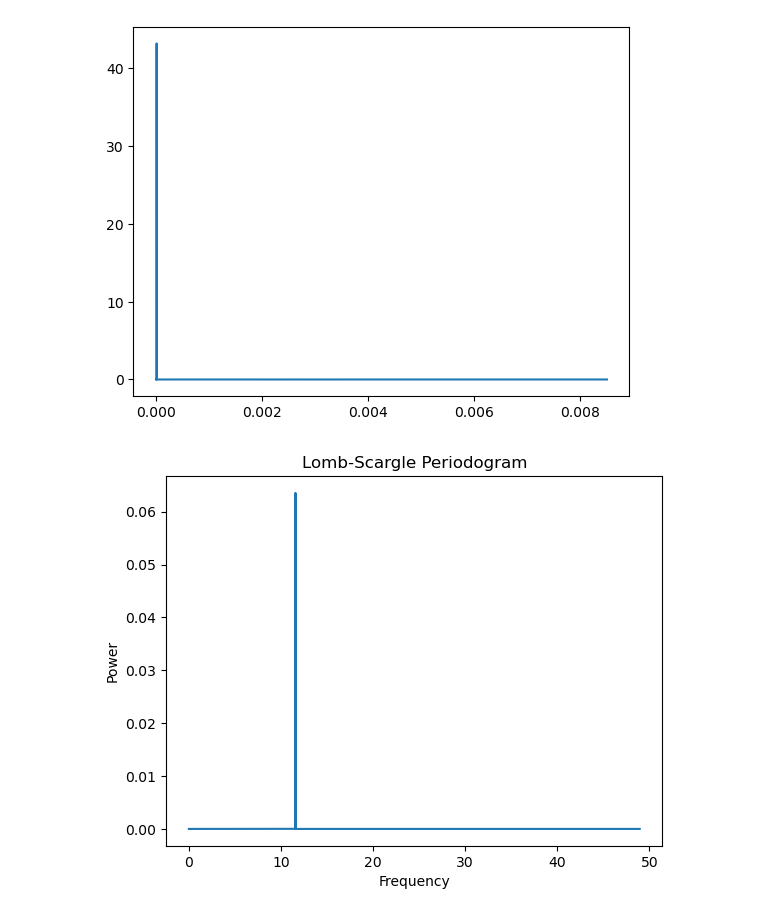
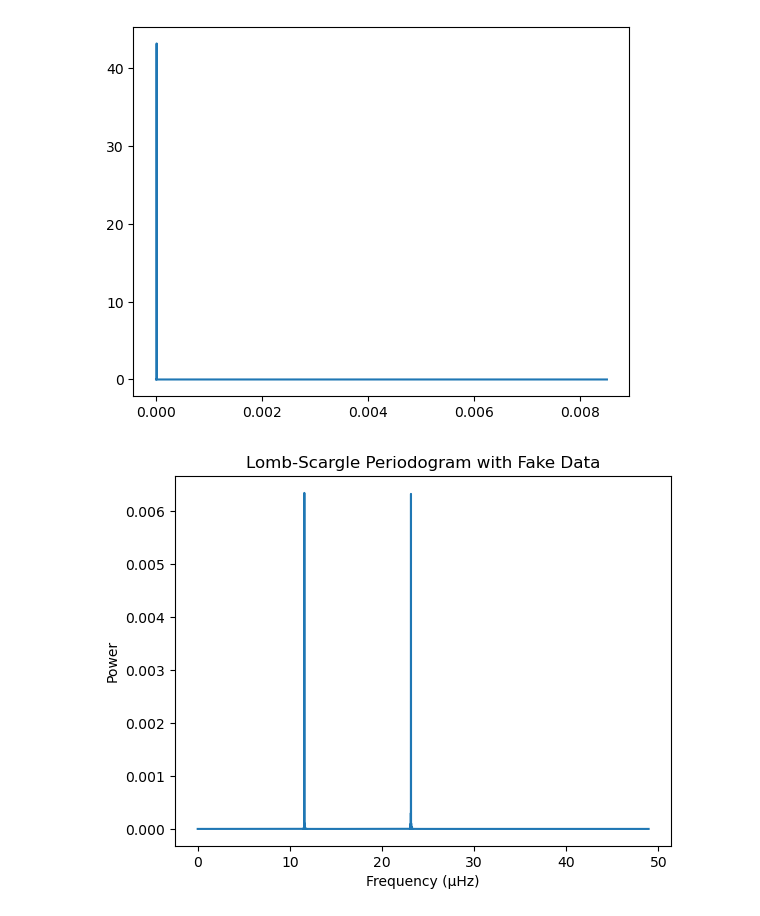
Before and after one commit to Hoggnation/cataloging_coherent_oscillators, a Jupyter notebook: threshold_function.ipynb, the cells around one changed output. Cells and saved outputs as stored; diff of their text form; code cells hidden in the pictures.

```diff
--- a/threshold_function.ipynb
+++ b/threshold_function.ipynb
@@ -550,29 +551,31 @@ plt.plot(freq_fake2,power_fake2)
 [figure]
 # %%
 ##using LightKurve Periodogram function
-thirtymin = 30.0 / (60 * 24)  # 30 minutes in days
+import astropy.units as u
 T_obs = 1 / delta_f
-time = np.arange(0, T_obs, thirtymin)
-flux = 1 + 0.01 * np.cos(2 * np.pi * time) + 0.001 * np.random.normal(size=time.shape)
+time = np.arange(0, T_obs, sampling_rate_days.value)
+flux =  1+ 0.01 * np.cos(2 * np.pi * time) + 0.01* np.cos(4 * np.pi * time) + 0.001 * np.random.normal(size=time.shape)
 
-lc_fake = lk.LightCurve(time=time, flux=flux)
+lc_fake = lk.LightCurve(time=time, flux=flux) #light curve will automatically assume
+#time is in days
 
-frequency_grid_fake = np.arange(delta_f, f_max, delta_f)
+frequency_grid_fake = np.arange(delta_f, f_max.value, delta_f)
 
 pg_fake = lc_fake.to_periodogram(
-    method='lombscargle',
+    #method='lombscargle',
     normalization='psd',
     frequency=frequency_grid_fake
 )
+
 
 fakefreq = np.array(pg_fake.frequency.value)
 fakepow = np.array(pg_fake.power.value)
 
 plt.close('all')
 plt.plot(fakefreq, fakepow)
-plt.xlabel("Frequency")
+plt.xlabel("Frequency (µHz)")
 plt.ylabel("Power")
-plt.title("Lomb-Scargle Periodogram")
+plt.title("Lomb-Scargle Periodogram with Fake Data")
 plt.show()
 # %% [output]
-[figure, old version]
+[figure, new version]
```
Also changed, not shown: parts of 15 cells of this notebook.
